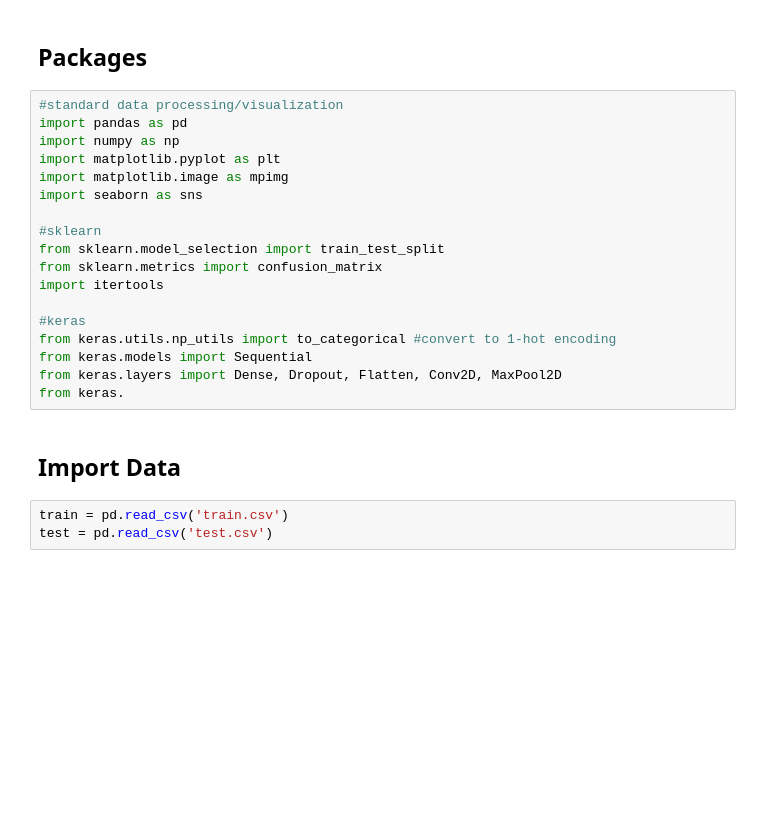
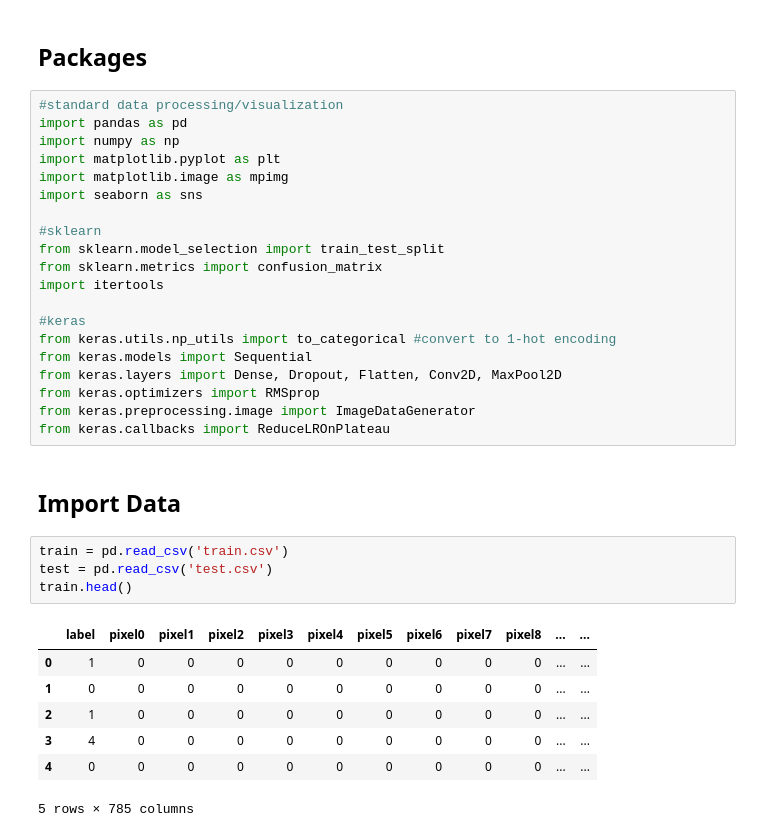
Before and after one commit to choi-b/MNIST, a Jupyter notebook: MNIST_Analysis.ipynb, the cells around one changed output. Saved outputs shown, nothing was run; the diff lists cells and outputs as text; blank space fills up the shorter version.

```diff
--- a/MNIST_Analysis.ipynb
+++ b/MNIST_Analysis.ipynb
@@ -25,9 +25,20 @@ import itertools
 from keras.utils.np_utils import to_categorical #convert to 1-hot encoding
 from keras.models import Sequential
 from keras.layers import Dense, Dropout, Flatten, Conv2D, MaxPool2D
-from keras.
+from keras.optimizers import RMSprop
+from keras.preprocessing.image import ImageDataGenerator
+from keras.callbacks import ReduceLROnPlateau
 # %% [markdown]
 ## Import Data
 # %%
 train = pd.read_csv('train.csv')
 test = pd.read_csv('test.csv')
+train.head()
+# %% [output]
+|  | label | pixel0 | pixel1 | pixel2 | pixel3 | pixel4 | pixel5 | pixel6 | pixel7 | pixel8 | ... | ... |
+| 0 | 1 | 0 | 0 | 0 | 0 | 0 | 0 | 0 | 0 | 0 | ... | ... |
+| 1 | 0 | 0 | 0 | 0 | 0 | 0 | 0 | 0 | 0 | 0 | ... | ... |
+| 2 | 1 | 0 | 0 | 0 | 0 | 0 | 0 | 0 | 0 | 0 | ... | ... |
+| 3 | 4 | 0 | 0 | 0 | 0 | 0 | 0 | 0 | 0 | 0 | ... | ... |
+| 4 | 0 | 0 | 0 | 0 | 0 | 0 | 0 | 0 | 0 | 0 | ... | ... |
+5 rows × 785 columns
```
Also changed, not shown: parts of 24 cells of this notebook.
